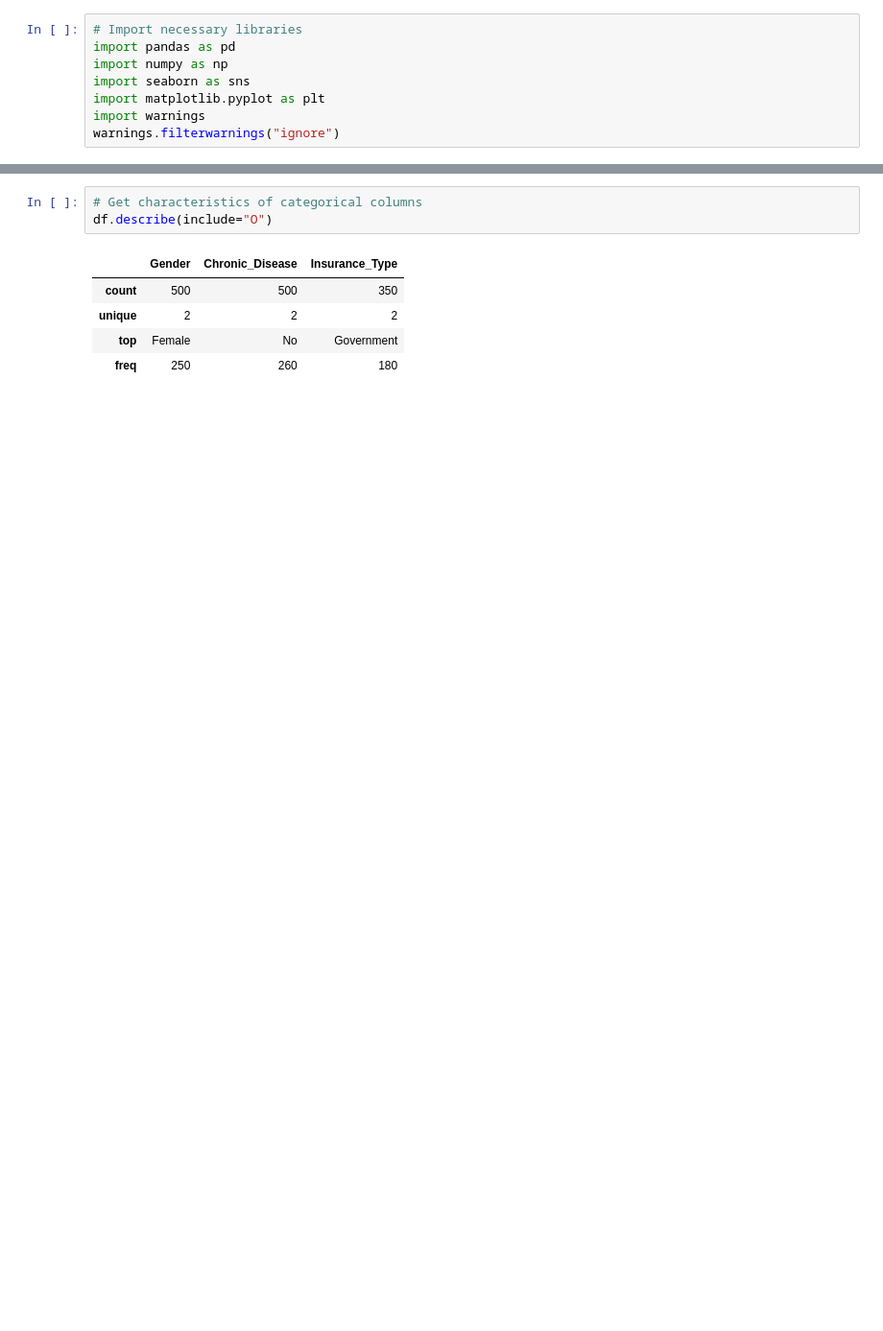
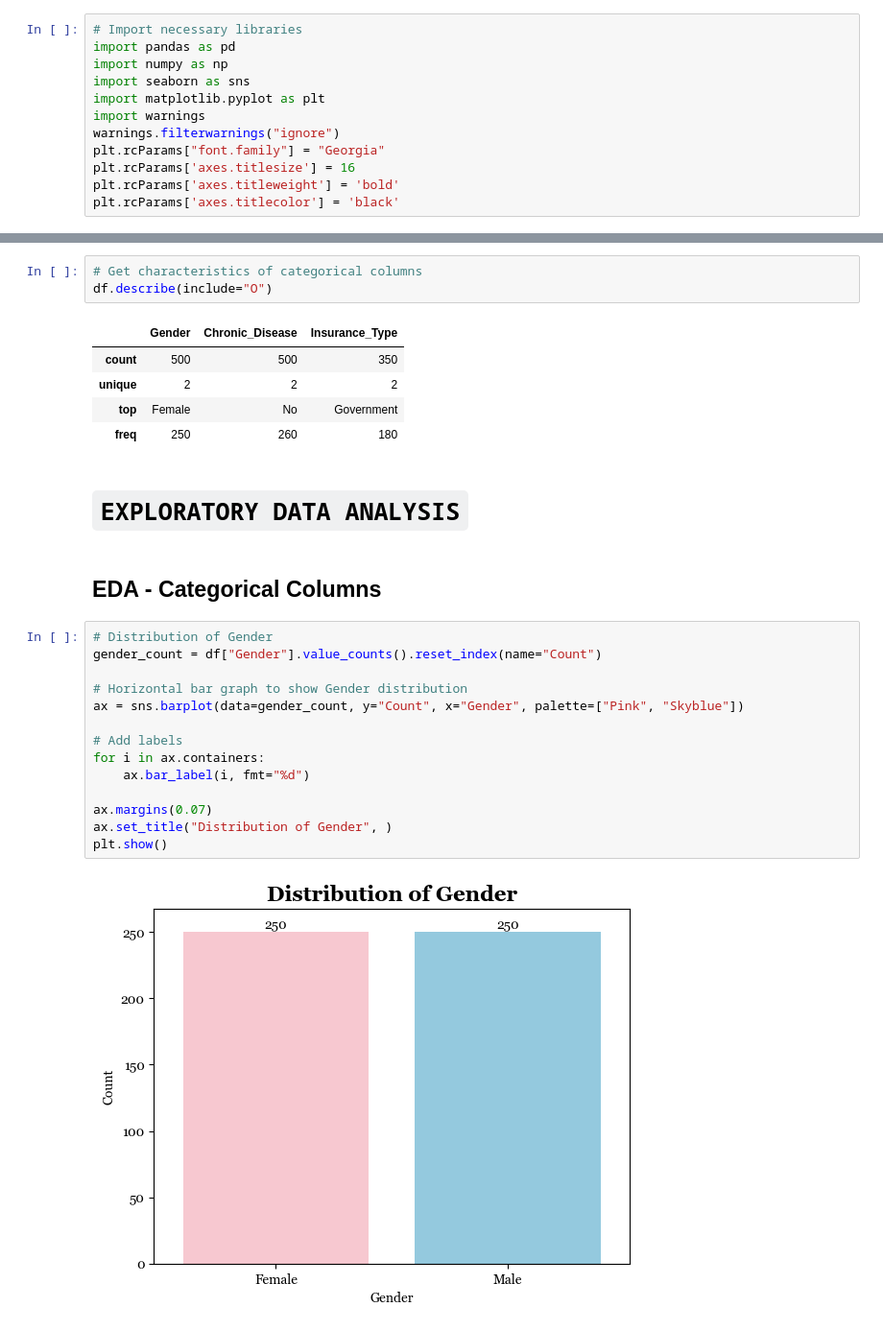
Before and after one commit to murithidenisgitobu/PATIENT-CHURN-PREDICTION, a Jupyter notebook: Patient_Churn_Notebook.ipynb, the cells around one changed output, grey strips where cells are left out. Shown at 96% size. Saved outputs shown, nothing was run; the diff lists cells and outputs as text; blank space fills up the shorter version.

Commit message:
EDA - Categorical columns

```diff
--- a/Patient_Churn_Notebook.ipynb
+++ b/Patient_Churn_Notebook.ipynb
@@ -16,6 +16,10 @@ import seaborn as sns
 import matplotlib.pyplot as plt
 import warnings
 warnings.filterwarnings("ignore")
+plt.rcParams["font.family"] = "Georgia"
+plt.rcParams['axes.titlesize'] = 16
+plt.rcParams['axes.titleweight'] = 'bold'
+plt.rcParams['axes.titlecolor'] = 'black'
 # %%
 # Load datset
 df = pd.read_csv(r"Data\patient_churn_dataset.csv")
@@ -108,3 +112,23 @@ df.describe(include="O")
 | unique | 2 | 2 | 2 |
 | top | Female | No | Government |
 | freq | 250 | 260 | 180 |
+# %% [markdown]
+# `EXPLORATORY DATA ANALYSIS`
+# %% [markdown]
+## EDA - Categorical Columns
+# %%
+# Distribution of Gender
+gender_count = df["Gender"].value_counts().reset_index(name="Count")
+
+# Horizontal bar graph to show Gender distribution
+ax = sns.barplot(data=gender_count, y="Count", x="Gender", palette=["Pink", "Skyblue"])
+
+# Add labels
+for i in ax.containers:
+    ax.bar_label(i, fmt="%d")
+
+ax.margins(0.07)
+ax.set_title("Distribution of Gender", )
+plt.show()
+# %% [output]
+[figure, added]
```
Also changed, not shown: parts of 4 cells of this notebook.
